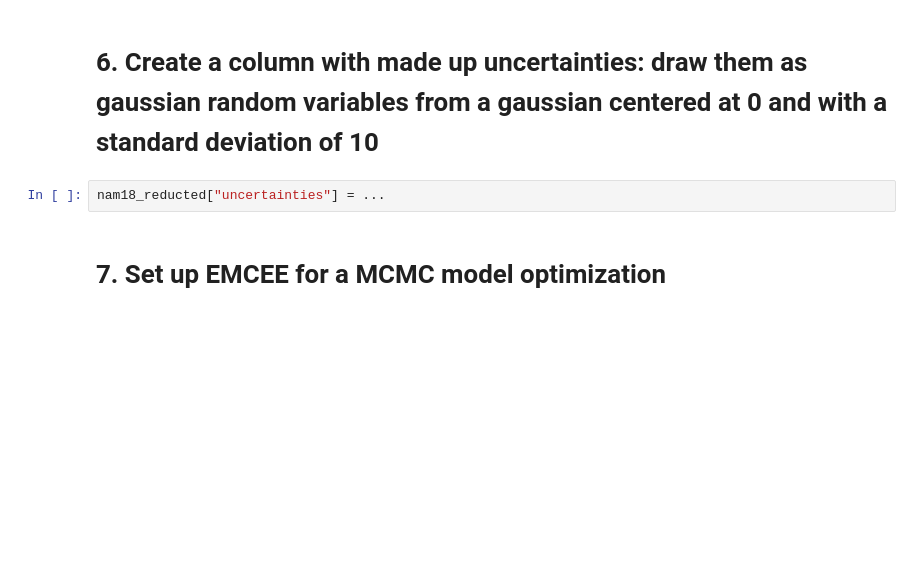
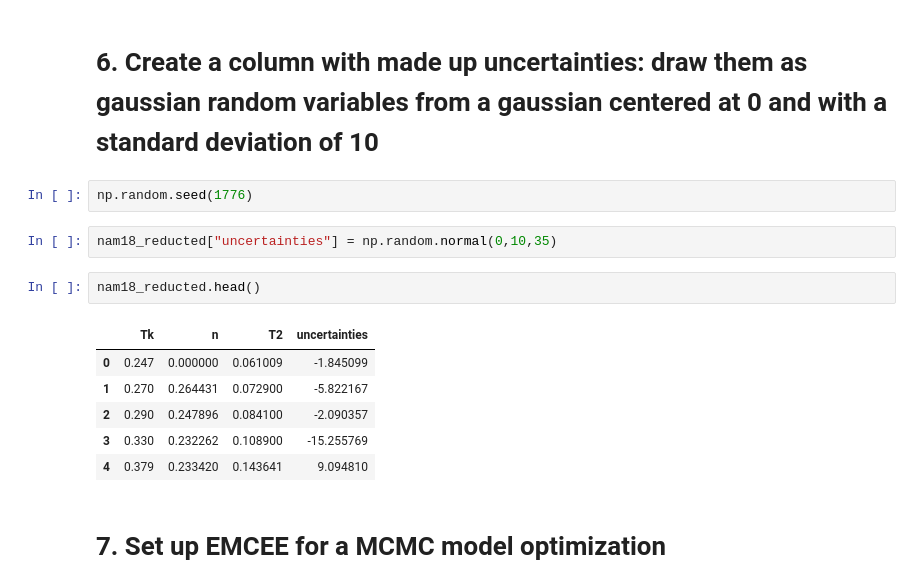
Before and after one commit to samuelmat/DSPS_tFessaras, a Jupyter notebook: HW7/Theodore_Fessaras_LRtestAndMCMC.ipynb, the cells around one changed output. Saved outputs shown, nothing was run; the diff lists cells and outputs as text; blank space fills up the shorter version.

```diff
--- a/HW7/Theodore_Fessaras_LRtestAndMCMC.ipynb
+++ b/HW7/Theodore_Fessaras_LRtestAndMCMC.ipynb
@@ -295,8 +295,19 @@ Successfully installed emcee-3.0.0
 # **PART** II Due Friday 10/25 at midnight
 # %% [markdown]
 # 6. Create a column with made up uncertainties: draw them as gaussian random variables from a gaussian centered at 0 and with a standard deviation of 10
+# %%
+np.random.seed(1776)
+# %%
+nam18_reducted["uncertainties"] = np.random.normal(0,10,35)
 # %%
-nam18_reducted["uncertainties"] = ...
+nam18_reducted.head()
+# %% [output]
+|  | Tk | n | T2 | uncertainties |
+| 0 | 0.247 | 0.000000 | 0.061009 | -1.845099 |
+| 1 | 0.270 | 0.264431 | 0.072900 | -5.822167 |
+| 2 | 0.290 | 0.247896 | 0.084100 | -2.090357 |
+| 3 | 0.330 | 0.232262 | 0.108900 | -15.255769 |
+| 4 | 0.379 | 0.233420 | 0.143641 | 9.094810 |
 # %% [markdown]
 # 7. Set up EMCEE for a MCMC model optimization
 # %% [markdown]
```
Also changed, not shown: parts of 23 cells of this notebook.
